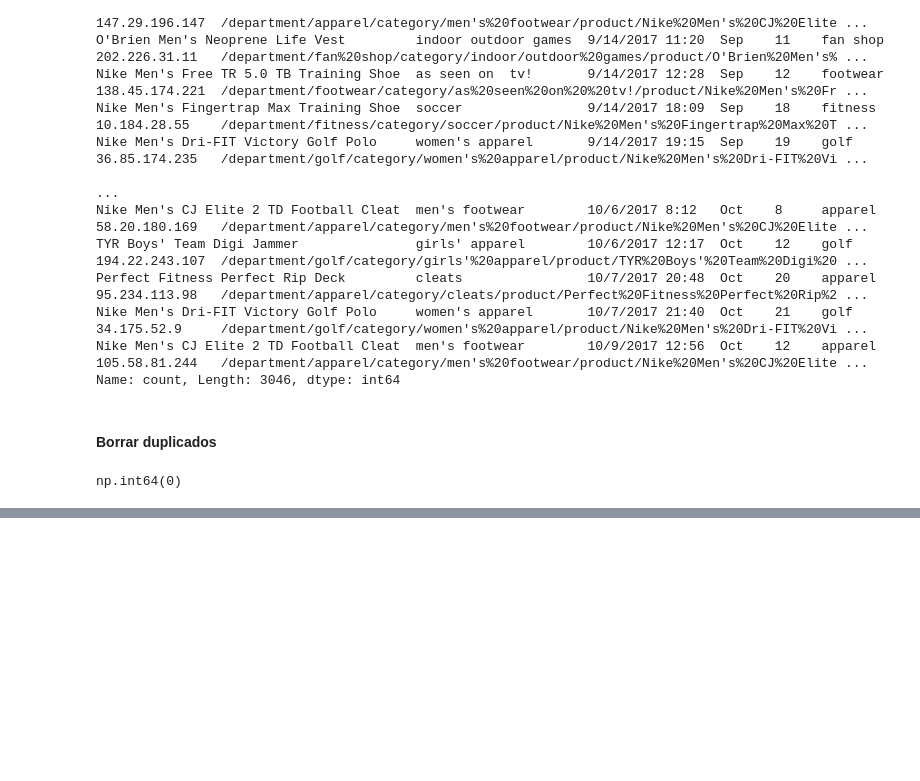
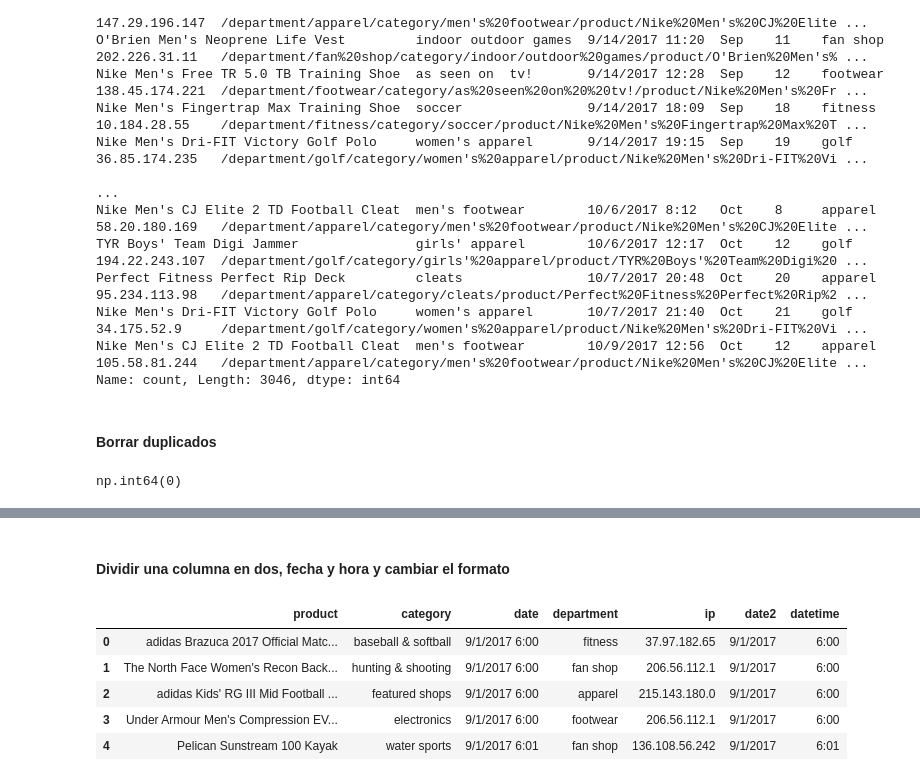
Before and after one commit to fabihrndz/e-commerce-operations-insights, a Jupyter notebook: notebooks/02_etl.ipynb, the cells around one changed output, grey strips where cells are left out. Saved outputs shown, nothing was run; the diff lists cells and outputs as text; code cells hidden in the pictures; blank space fills up the shorter version.

```diff
--- a/notebooks/02_etl.ipynb
+++ b/notebooks/02_etl.ipynb
@@ -167,0 +176,2 @@ np.int64(0)
+# %%
+df_token = df_token.drop(['Month', 'Hour', 'url'], axis=1)
@@ -167,0 +193,2 @@ np.int64(0)
+# %%
+df_token = t.standardize_columns(df_token)
@@ -167,0 +204,13 @@ np.int64(0)
+# %% [markdown]
+#### Dividir una columna en dos, fecha y hora y cambiar el formato
+# %%
+df_token[['date2', 'datetime']] = df_token['date'].str.split(' ', expand=True)
+# %%
+df_token.head()
+# %% [output]
+|  | product | category | date | department | ip | date2 | datetime |
+| 0 | adidas Brazuca 2017 Official Matc... | baseball & softball | 9/1/2017 6:00 | fitness | 37.97.182.65 | 9/1/2017 | 6:00 |
+| 1 | The North Face Women's Recon Back... | hunting & shooting | 9/1/2017 6:00 | fan shop | 206.56.112.1 | 9/1/2017 | 6:00 |
+| 2 | adidas Kids' RG III Mid Football ... | featured shops | 9/1/2017 6:00 | apparel | 215.143.180.0 | 9/1/2017 | 6:00 |
+| 3 | Under Armour Men's Compression EV... | electronics | 9/1/2017 6:00 | footwear | 206.56.112.1 | 9/1/2017 | 6:00 |
+| 4 | Pelican Sunstream 100 Kayak | water sports | 9/1/2017 6:01 | fan shop | 136.108.56.242 | 9/1/2017 | 6:01 |
```
Also changed, not shown: parts of 13 cells of this notebook, 1 other file.
